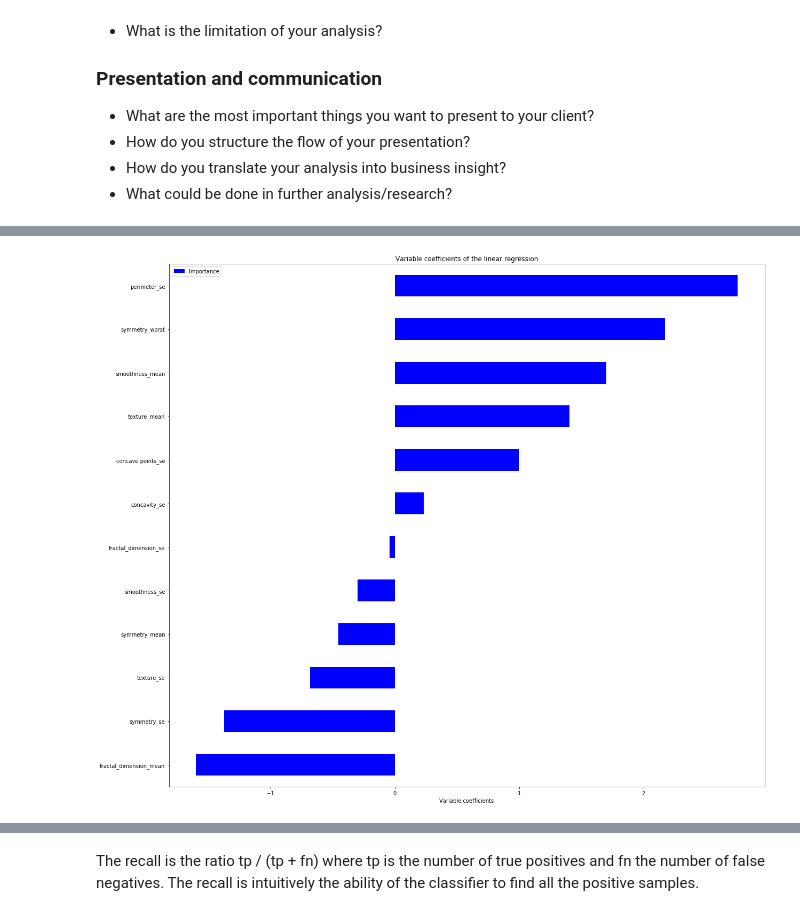
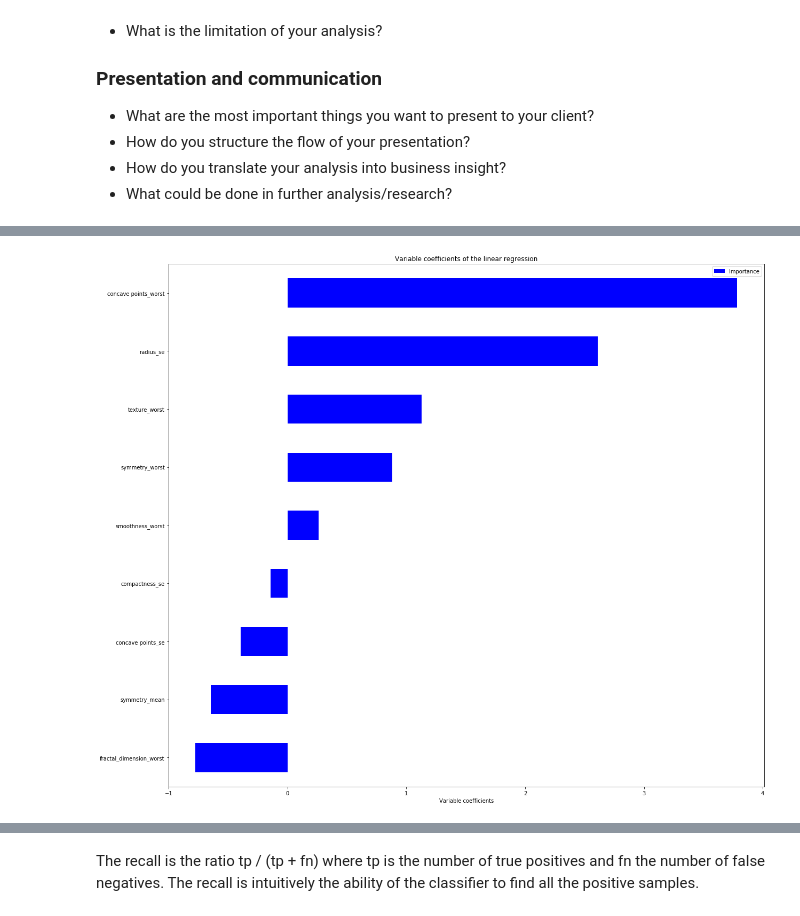
Before and after one commit to puczilka/Breast-cancer-prediction, a Jupyter notebook: notebooks/MK-1.ipynb, the cells around one changed output, grey strips where cells are left out. Cells and saved outputs as stored; diff of their text form; code cells hidden in the pictures.

```diff
--- a/notebooks/MK-1.ipynb
+++ b/notebooks/MK-1.ipynb
@@ -171,3 +181,5 @@ df['diagnosis'].value_counts().plot(kind='bar')
+# %%
+df_new = df[selected_cols['index'].tolist()]
 # %% [markdown]
 Correlation
 # %% [markdown]
@@ -227,7 +213,7 @@ Dropping area_worst with vif=5.049127377410778
+# %%
+final_df = drop_multicollinear_features(5,df_new)
 # %% [markdown]
 In order to select independent variables predictive of the diagnosis status we calculate variance inflation factor between each pair of variables and drop one that is highly correlated. The calculate_vif() function returns the names of predictors with VIF < 5.
 
 Final dataset includes texture_mean, smoothness_mean, symmetry_mean, fractal_dimension_mean, texture_se, perimeter_se,
  smoothness_se, concavity_se, concave points_se, symmetry_se, fractal_dimension_se, symmetry_worst anddiagnosis.
-# %%
-final_df = df[calculate_vif(df)]
@@ -334,10 +301,10 @@ Logistic regression, Decision tree, Random forest, SVM
 # %%
 # Splitting the data into training and testing sets - a frequent test set size is 20%-30% of the original dataset
 
-target = final_df['diagnosis']
-one_hot_df_indep = final_df.drop('diagnosis', axis=1)
+target = df['diagnosis']
 
-X = one_hot_df_indep.values
+
+X = final_df.values
 
 X_train, X_test, y_train, y_test  = train_test_split(X, target, test_size = 0.2, random_state = 33)
 # %%
@@ -355,15 +322,15 @@ pred_clf_logit = clf_logit.predict(X_test)
 proba_clf_logit = clf_logit.predict_proba(X_test)
 # %%
 # Plot feature importance
-coefs = pd.DataFrame(clf_logit.coef_.reshape((12, 1)),
-                         index = one_hot_df_indep.columns.tolist(), columns = ['Importance'])
+coefs = pd.DataFrame(clf_logit.coef_.reshape((9, 1)),
+                         index = final_df.columns.tolist(), columns = ['Importance'])
 coefs = coefs.sort_values(by='Importance', ascending=True)
 coefs.plot(kind='barh', figsize=(20,18), color = 'blue')
 plt.xlabel('Variable coefficients')
 plt.title('Variable coefficients of the linear regression')
 plt.show()
 # %% [output]
-[figure, old version]
+[figure, new version]
 # %%
 print(proba_clf_logit)
 # %% [output]
```
Also changed, not shown: parts of 30 cells of this notebook, 2 other files.
